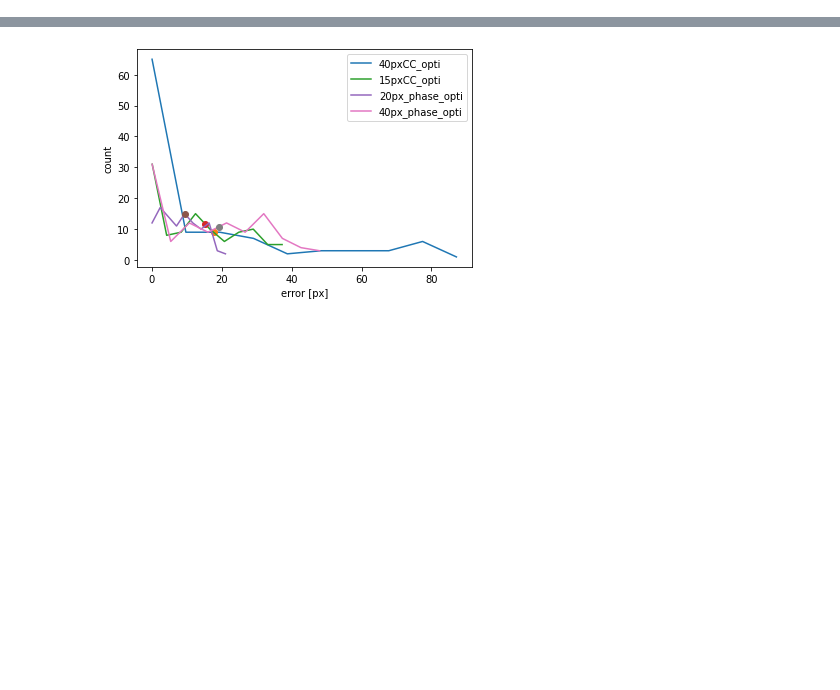
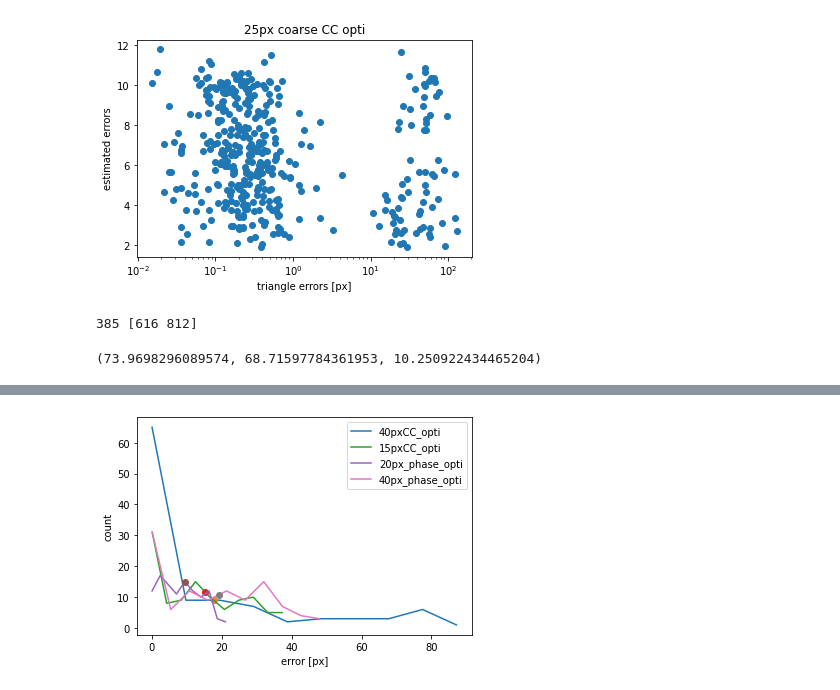
Before and after one commit to xdze2/stretchablecorr, a Jupyter notebook: error_evaluation.ipynb, the cells around one changed output, grey strips where cells are left out. Cells and saved outputs as stored; diff of their text form; code cells hidden in the pictures; blank space fills up the shorter version.

Commit message:
draft triangle

```diff
--- a/error_evaluation.ipynb
+++ b/error_evaluation.ipynb
@@ -79 +85,17 @@ def construct_key(p):
     return name
+# %%
+# test
+ijk = 19, 20, 21
+#ijk = 4, 6, 8
+IJK = [cube[idx] for idx in ijk]
+params = {'window_half_size': 25,
+          'coarse_search': True,
+          'phase': False,
+          'method':'opti' }
+triangle_errors, estimated_errors  = triangulate(*IJK, points, params)
+# %%
+plt.semilogx(triangle_errors, estimated_errors, 'o')
+plt.title(construct_key(params)); plt.xlabel('triangle errors [px]')
+plt.ylabel('estimated errors');
+# %% [output]
+[figure, added]
@@ -79,0 +104,13 @@ def construct_key(p):
+# %%
+pts = argsorted[3]
+print(pts, points[pts])
+# %% [output]
+385 [616 812]
+# %%
+params = {'window_half_size': 35,
+          'coarse_search': True,
+          'phase':False,
+          'method':'opti' }
+_triangulate_xy(*IJK, points[pts], params)
+# %% [output]
+(73.9698296089574, 68.71597784361953, 10.250922434465204)
```
Also changed, not shown: parts of 31 cells of this notebook, 5 other files.
